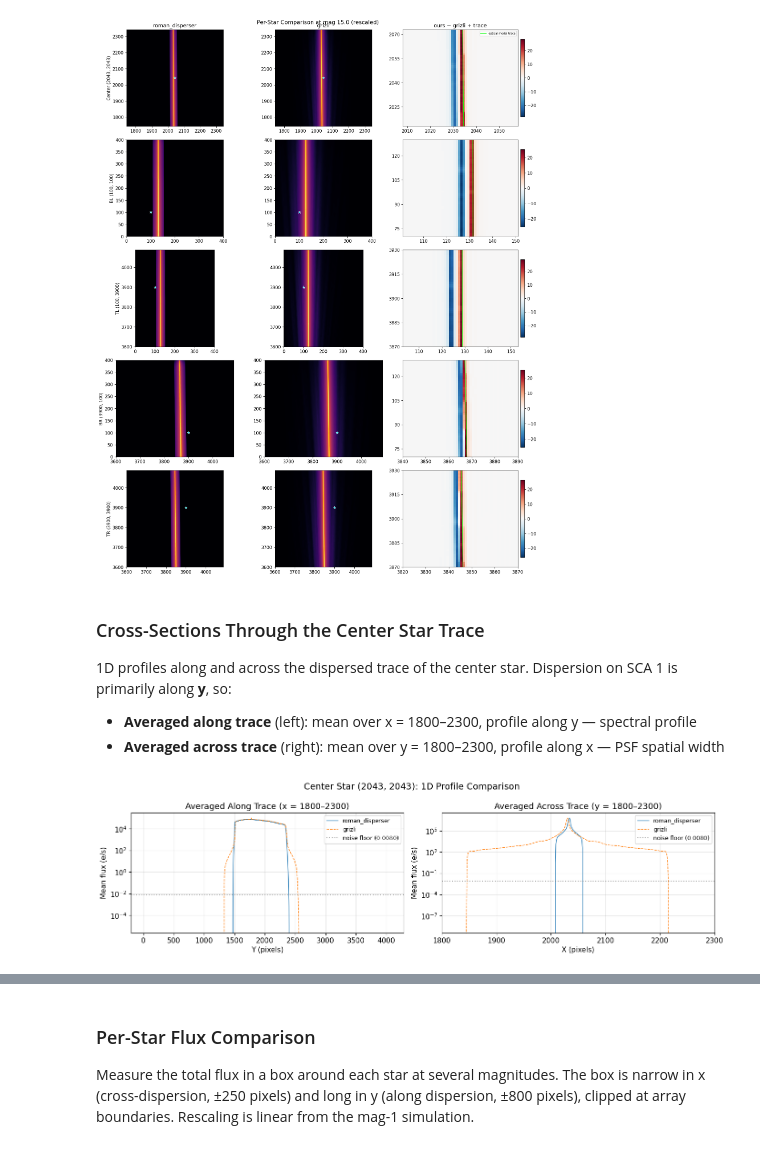
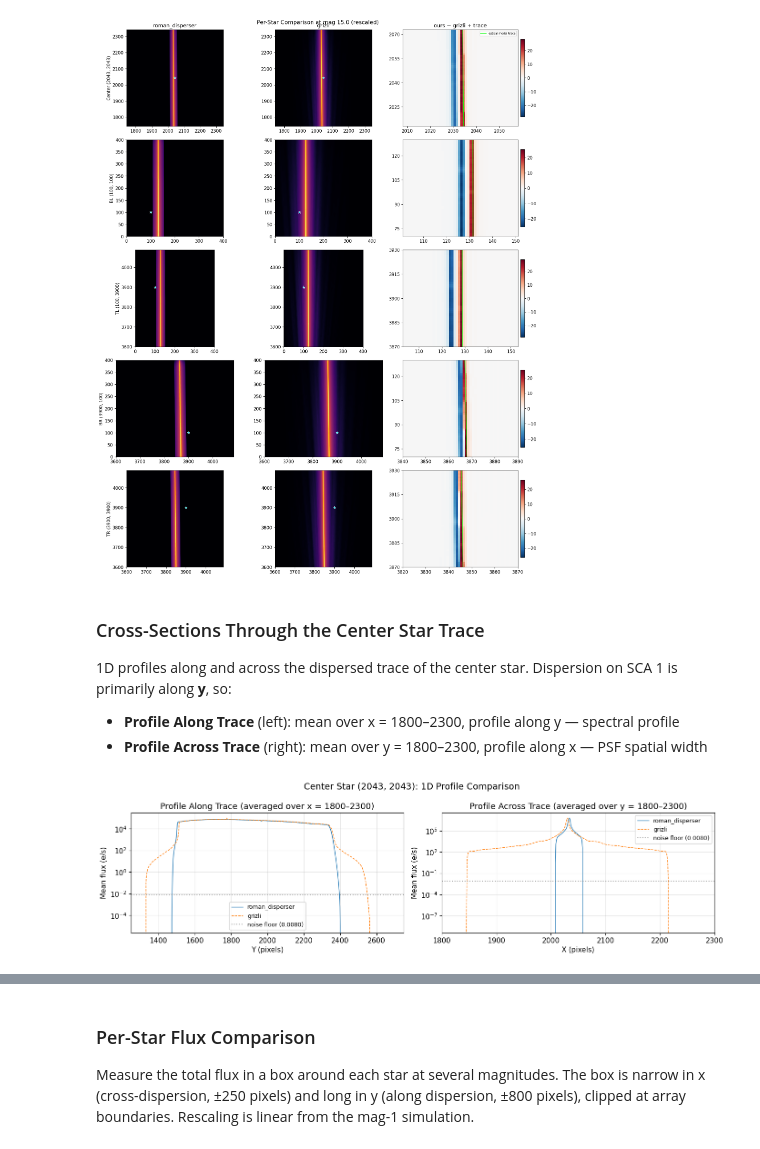
Before and after one commit to roman-grs-pit/roman_disperser, a Jupyter notebook: workbench/20260220-grizli-comparison/disperse_stars_order1.ipynb, the cells around one changed output, grey strips where cells are left out. Cells and saved outputs as stored; diff of their text form; code cells hidden in the pictures.

```diff
--- a/workbench/20260220-grizli-comparison/disperse_stars_order1.ipynb
+++ b/workbench/20260220-grizli-comparison/disperse_stars_order1.ipynb
@@ -866,52 +866,53 @@ plt.show()
 
 1D profiles along and across the dispersed trace of the center star. Dispersion on
 SCA 1 is primarily along **y**, so:
-- **Averaged along trace** (left): mean over x = 1800–2300, profile along y — spectral profile
-- **Averaged across trace** (right): mean over y = 1800–2300, profile along x — PSF spatial width
+- **Profile Along Trace** (left): mean over x = 1800–2300, profile along y — spectral profile
+- **Profile Across Trace** (right): mean over y = 1800–2300, profile along x — PSF spatial width
 # %%
 # Cross-sections through the center star (2043, 2043)
 # Dispersion is largely along y on SCA 1, so:
-#   "averaged along trace" = average over x range, profile along y (spectral)
-#   "averaged across trace" = average over y range, profile along x (spatial PSF)
+#   "profile along trace" = average over x range, profile along y (spectral)
+#   "profile across trace" = average over y range, profile along x (spatial PSF)
 
 x_star, y_star = 2043, 2043
 x_lo_strip, x_hi_strip = 1800, 2300  # wide x range to capture all flux
 
-# Averaged along trace: average columns in [1800:2300], profile along y
+# Profile along trace: average columns in [1800:2300], profile along y
 along_ours = output_np[:, x_lo_strip:x_hi_strip].mean(axis=1)
 along_grizli = grizli_model[:, x_lo_strip:x_hi_strip].mean(axis=1)
 
-# Averaged across trace: average rows in [1800:2300], profile along x
+# Profile across trace: average rows in [1800:2300], profile along x
 cross_ours = output_np[x_lo_strip:x_hi_strip, :].mean(axis=0)
 cross_grizli = grizli_model[x_lo_strip:x_hi_strip, :].mean(axis=0)
 
 fig, axes = plt.subplots(1, 2, figsize=(14, 4))
 
-# Averaged along trace (spectral profile along y)
+# Profile along trace (spectral profile along y)
 ax = axes[0]
 ax.semilogy(along_ours, label='roman_disperser', lw=1)
 ax.semilogy(along_grizli, label='grizli', lw=1, ls='--')
 ax.axhline(NOISE_FLOOR, color='gray', ls=':', alpha=0.7, label=f'noise floor ({NOISE_FLOOR:.4f})')
 ax.set_xlabel('Y (pixels)')
 ax.set_ylabel('Mean flux (e/s)')
-ax.set_title(f'Averaged Along Trace (x = {x_lo_strip}\u2013{x_hi_strip})')
+ax.set_title(f'Profile Along Trace (averaged over x = {x_lo_strip}\u2013{x_hi_strip})')
+ax.set_xlim(1250,2750)
 ax.legend(fontsize=9)
 ax.grid(True, alpha=0.3)
 
-# Averaged across trace (PSF profile along x)
+# Profile across trace (PSF profile along x)
 ax = axes[1]
 ax.semilogy(cross_ours, label='roman_disperser', lw=1)
 ax.semilogy(cross_grizli, label='grizli', lw=1, ls='--')
 ax.axhline(NOISE_FLOOR, color='gray', ls=':', alpha=0.7, label=f'noise floor ({NOISE_FLOOR:.4f})')
 ax.set_xlabel('X (pixels)')
 ax.set_ylabel('Mean flux (e/s)')
-ax.set_title(f'Averaged Across Trace (y = {x_lo_strip}\u2013{x_hi_strip})')
+ax.set_title(f'Profile Across Trace (averaged over y = {x_lo_strip}\u2013{x_hi_strip})')
 ax.set_xlim(x_lo_strip, x_hi_strip)
 ax.legend(fontsize=9)
 ax.grid(True, alpha=0.3)
 
 plt.suptitle('Center Star (2043, 2043): 1D Profile Comparison', fontsize=14)
 plt.tight_layout()
 plt.show()
 # %% [output]
-[figure, old version]
+[figure, new version]
```
Also changed, not shown: parts of 2 cells of this notebook.
